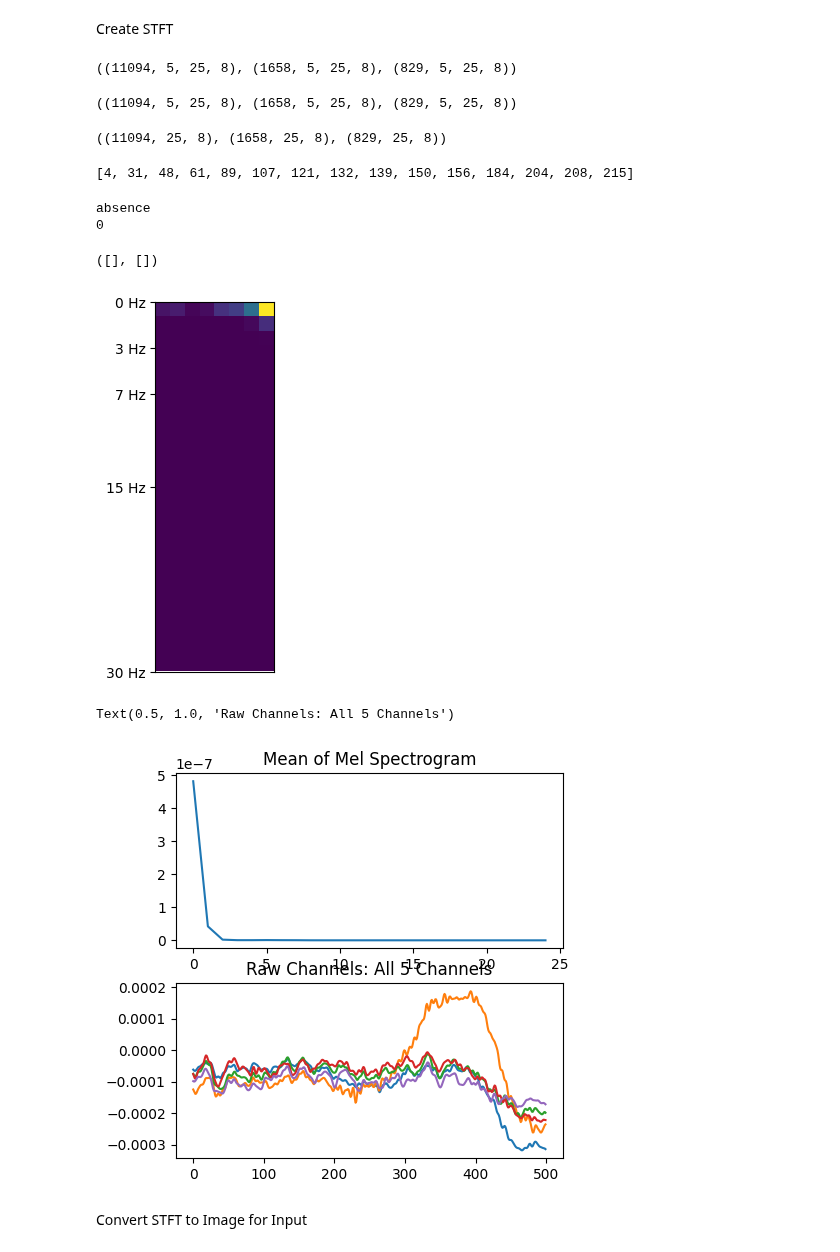
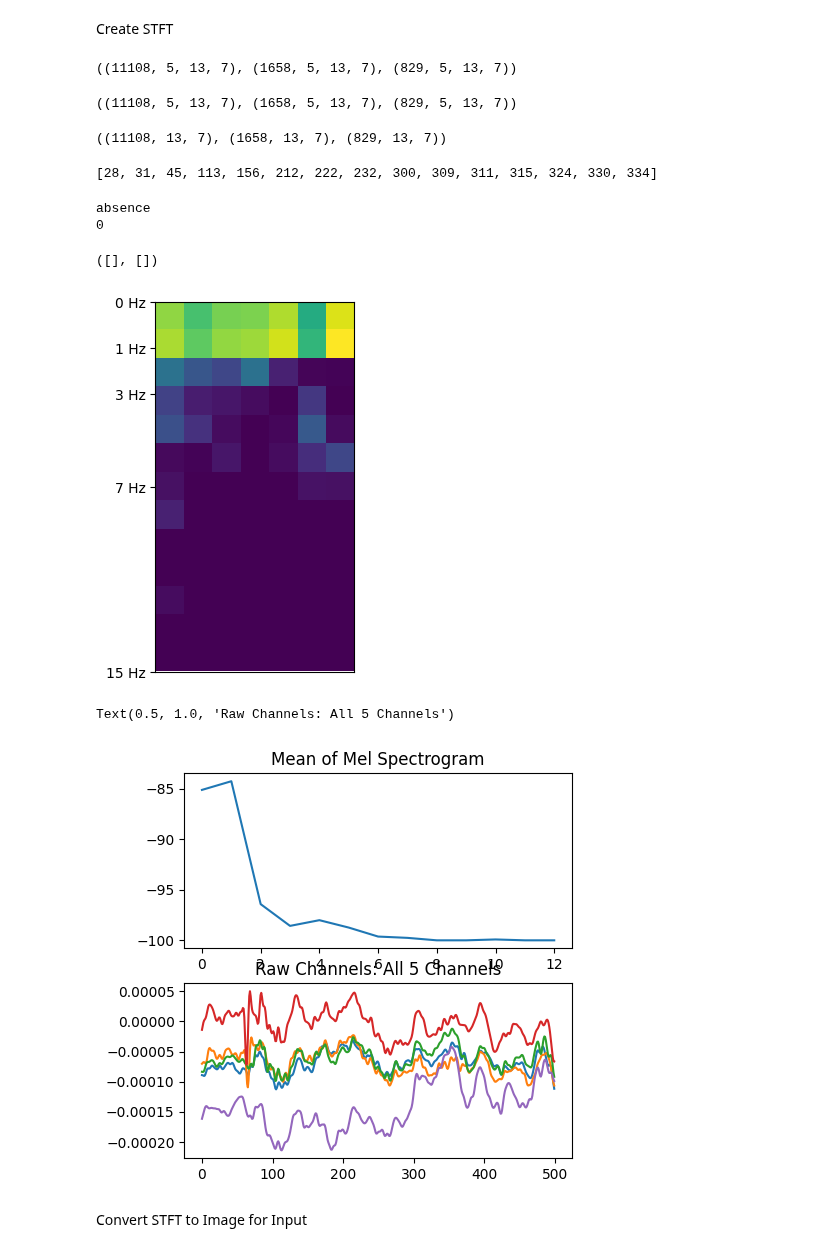
Before and after one commit to Loic017/TinyML-for-Epileptic-Seizures, a Jupyter notebook: stft_feature_extraction_and_training.ipynb, the cells around one changed output. Saved outputs shown, nothing was run; the diff lists cells and outputs as text; code cells hidden in the pictures.

```diff
--- a/stft_feature_extraction_and_training.ipynb
+++ b/stft_feature_extraction_and_training.ipynb
@@ -235,12 +236,12 @@ Background: 5547 // absence Seizure: 5547
 # %% [markdown]
 Create STFT
 # %%
-n_fft = int(512 / 2)
+n_fft = 150
 window = "taylor"
-hop_length = int(n_fft / 4)
+hop_length = int(n_fft / 2)
 fmin = 0
-fmax = 30
-n_mels = 25
+fmax = 15
+n_mels = 13
 sample_rate = 250
 power = 3.0
 
@@ -318,7 +319,7 @@ test_stft_channel_data = np.array(test_stft_channel_data)
 
 stft_channel_data.shape, val_stft_channel_data.shape, test_stft_channel_data.shape
 # %% [output]
-((11094, 5, 25, 8), (1658, 5, 25, 8), (829, 5, 25, 8))
+((11108, 5, 13, 7), (1658, 5, 13, 7), (829, 5, 13, 7))
 # %%
 # Train
 train_db = []
@@ -340,29 +341,29 @@ test_db = np.array(test_db)
 
 train_db.shape, val_db.shape, test_db.shape
 # %% [output]
-((11094, 5, 25, 8), (1658, 5, 25, 8), (829, 5, 25, 8))
+((11108, 5, 13, 7), (1658, 5, 13, 7), (829, 5, 13, 7))
 # %%
 # Train
 train_db_mean = []
-for i, channels in enumerate(stft_channel_data):
+for i, channels in enumerate(train_db):
     train_db_mean.append(np.mean(channels, axis=0))
 train_db_mean = np.array(train_db_mean)
 
 # Val
 val_db_mean = []
-for i, channels in enumerate(val_stft_channel_data):
+for i, channels in enumerate(val_db):
     val_db_mean.append(np.mean(channels, axis=0))
 val_db_mean = np.array(val_db_mean)
 
 # Test
 test_db_mean = []
-for i, channels in enumerate(test_stft_channel_data):
+for i, channels in enumerate(test_db):
     test_db_mean.append(np.mean(channels, axis=0))
 test_db_mean = np.array(test_db_mean)
 
 train_db_mean.shape, val_db_mean.shape, test_db_mean.shape
 # %% [output]
-((11094, 25, 8), (1658, 25, 8), (829, 25, 8))
+((11108, 13, 7), (1658, 13, 7), (829, 13, 7))
 # %%
 bbbb = []
 for i, v in enumerate(train_set_y):
@@ -370,45 +371,30 @@ for i, v in enumerate(train_set_y):
         bbbb.append(i)
 bbbb[:15]
 # %% [output]
-[4, 31, 48, 61, 89, 107, 121, 132, 139, 150, 156, 184, 204, 208, 215]
+[28, 31, 45, 113, 156, 212, 222, 232, 300, 309, 311, 315, 324, 330, 334]
 # %%
-x = 142
+x = 7
 
 print(seizure_type)
-
-
 print(train_set_y[x])
-
-
-
 plt.imshow(train_db_mean[x])
-
 plt.yticks(
-
     [-0.5, (n_mels / 4) / 2 - 0.5, n_mels / 4 - 0.5, n_mels / 2 - 0.5, n_mels - 0.5],
-
     labels=[
         f"{fmin} Hz",
         f"{int(fmax/4/2)} Hz",
         f"{int(fmax/4)} Hz",
         f"{int(fmax/2)} Hz",
         f"{fmax} Hz",
     ],
 )
 
-
-
 plt.xticks([])
-
-
-
-# plt.colorbar()
-# librosa.display.specshow(train_db_mean[x])
 # %% [output]
 absence
 0
 ([], [])
-[figure, old version]
+[figure, new version]
 # %%
 plt.figure(figsize=(5, 5))
 plt.subplot(2, 1, 1)
@@ -420,4 +406,4 @@ for i in train_set_x[x]:
 plt.title("Raw Channels: All 5 Channels")
 # %% [output]
 Text(0.5, 1.0, 'Raw Channels: All 5 Channels')
-[figure, old version]
+[figure, new version]
```
Also changed, not shown: parts of 20 cells of this notebook, 1 other file.
